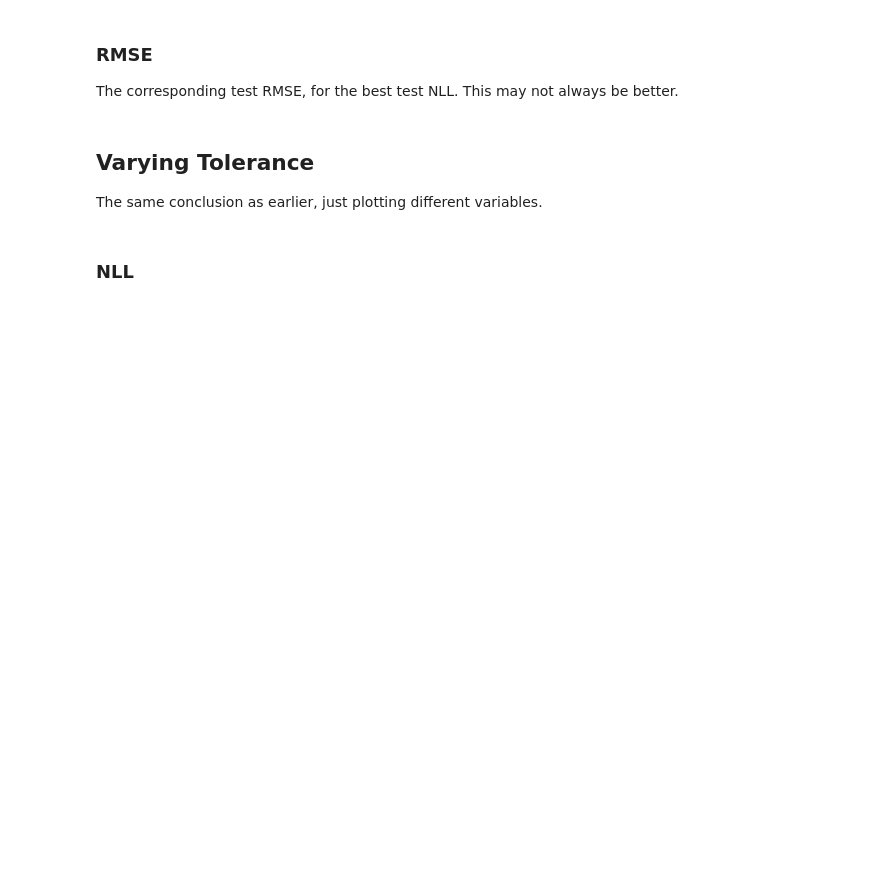
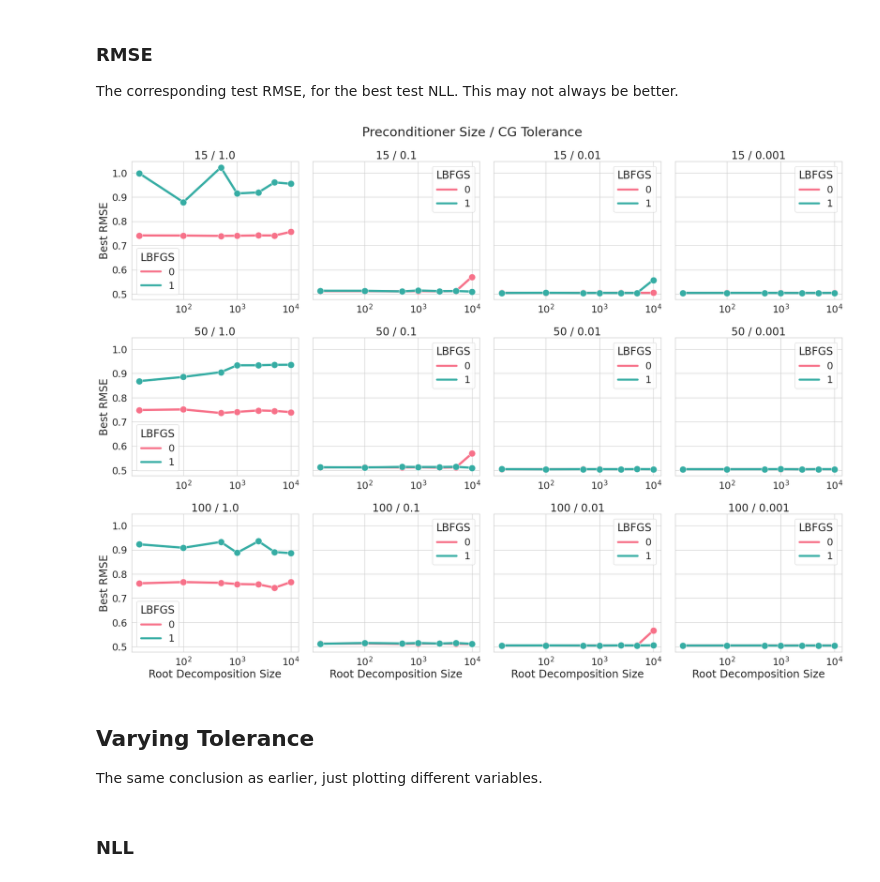
Before and after one commit to wjmaddox/benchmarking_iterative_gps, a Jupyter notebook: notebooks/viz_training.ipynb, the cells around one changed output. Saved outputs shown, nothing was run; the diff lists cells and outputs as text; code cells hidden in the pictures; blank space fills up the shorter version.

```diff
--- a/notebooks/viz_training.ipynb
+++ b/notebooks/viz_training.ipynb
@@ -67,24 +82,29 @@ fig.tight_layout()
 
 The corresponding test RMSE, for the best test NLL. This may not always be better.
 # %%
-fig, axes = plt.subplots(figsize=(24, 18), nrows=len(metrics.pre_size.unique()), ncols=len(metrics.cg_tol.unique()))
+fig, axes = plt.subplots(
+    figsize=(24, 18), nrows=len(metrics.pre_size.unique()), ncols=len(metrics.cg_tol.unique()),
+    sharey=True
+)
 
 for i, pre_size in enumerate(sorted(metrics.pre_size.unique())):
     for j, cg_tol in enumerate(sorted(metrics.cg_tol.unique(), reverse=True)):
         sns.lineplot(ax=axes[i,j],
                      data=metrics[(metrics.pre_size == pre_size) & (metrics.cg_tol == cg_tol)],
                      x='lanc_iter', y='test/best_rmse', hue='lbfgs',
                      marker='o', markersize=15, linewidth=5, palette=sns.color_palette('husl', 2))
         axes[i,j].set_title(f'{pre_size} / {cg_tol}')
         axes[i,j].set_xscale('log')
         axes[i,j].set_xlabel('Root Decomposition Size' if i == 2 else '')
         axes[i,j].set_ylabel('Best RMSE' if j == 0 else '')
         axes[i,j].legend(title='LBFGS')
 
 fig.suptitle('Preconditioner Size / CG Tolerance')
-fig.supxlabel(r'CG Tolerance $\longrightarrow$')
-fig.supylabel(r'$\longleftarrow$ Preconditioner Size')
+# fig.supxlabel(r'CG Tolerance $\longrightarrow$')
+# fig.supylabel(r'$\longleftarrow$ Preconditioner Size')
 fig.tight_layout()
+# %% [output]
+[figure, added]
 # %% [markdown]
 ## Varying Tolerance
 
```
Also changed, not shown: parts of 12 cells of this notebook.
